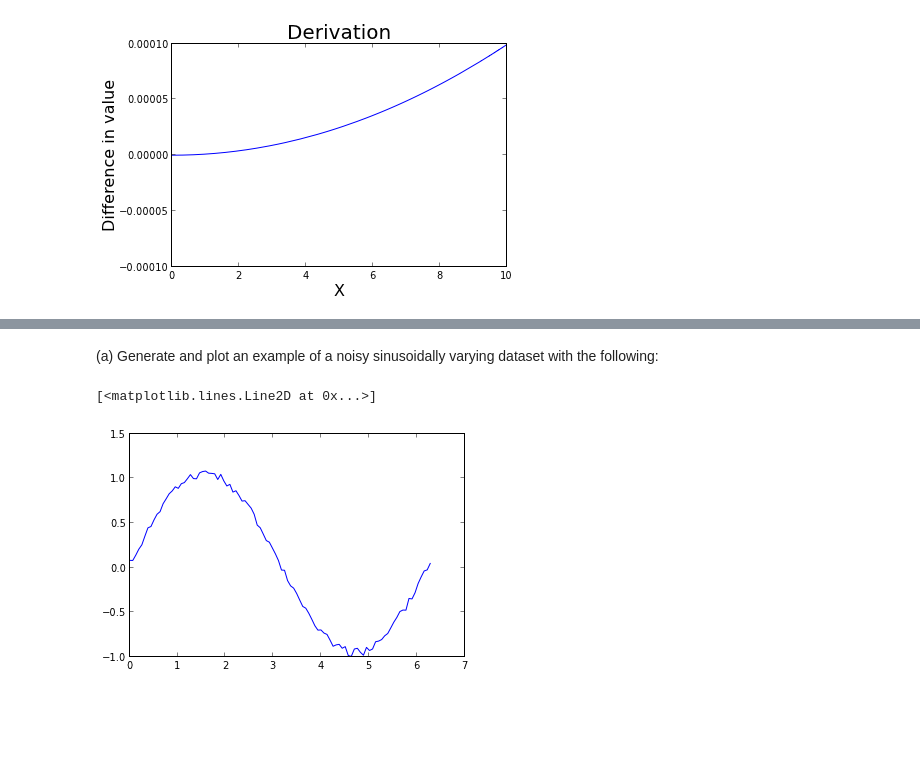
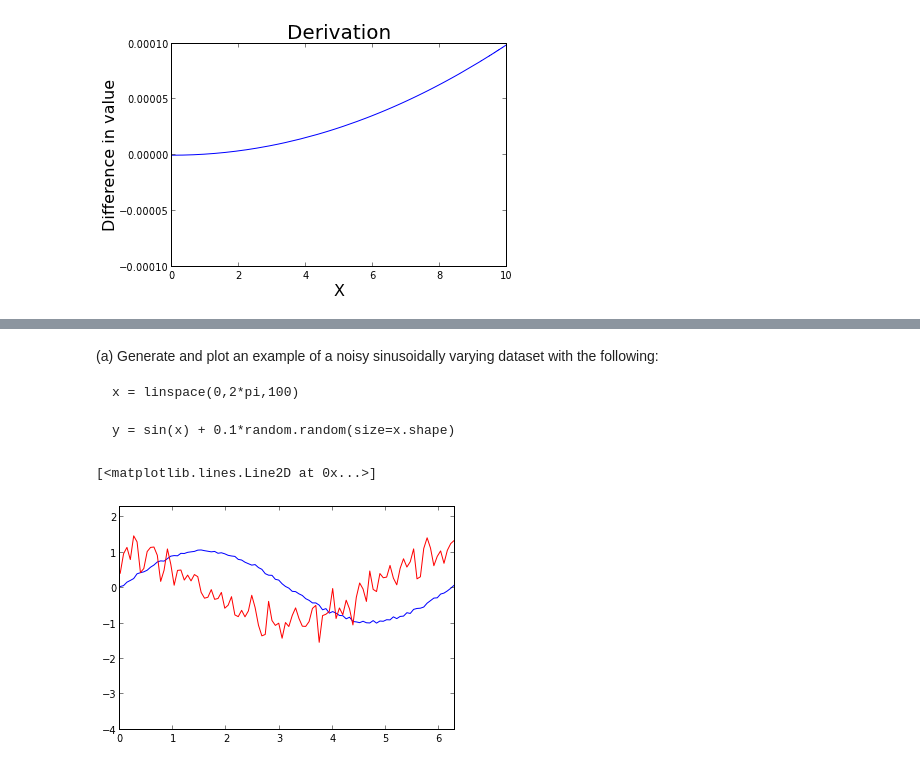
Before and after one commit to gjing/PHYS202-S13, a Jupyter notebook: Week4/InterpAndDiffEx3.ipynb, the cells around one changed output, grey strips where cells are left out. Cells and saved outputs as stored; diff of their text form; code cells hidden in the pictures; blank space fills up the shorter version.

```diff
--- a/Week4/InterpAndDiffEx3.ipynb
+++ b/Week4/InterpAndDiffEx3.ipynb
@@ -68,0 +72,3 @@ print temp(2)
+# %%
+y = [3.239,3.118,3.004,2.897,2.795,2.700,2.610,2.526,2.446,2.371,2.300]
+print temp(y)
@@ -174,9 +189,16 @@ The data collected is often a series of fast time samples of energy deposited in
 # %% [markdown]
 (a) Generate and plot an example of a noisy sinusoidally varying dataset with the following:
+
+    x = linspace(0,2*pi,100)
+
+    y = sin(x) + 0.1*random.random(size=x.shape)
 # %%
 x = linspace(0,2*pi,100)
 y = sin(x) + 0.1*random.random(size=x.shape)
 plot(x,y)
+xlim(0,6.3)
+ylim(-4,2.3)
+plot(x,finiteDifference(x,y), color="red")
 # %% [output]
 [<matplotlib.lines.Line2D at 0x...>]
-[figure, old version]
+[figure, new version]
```
Also changed, not shown: parts of 13 cells of this notebook, 1 other file.
